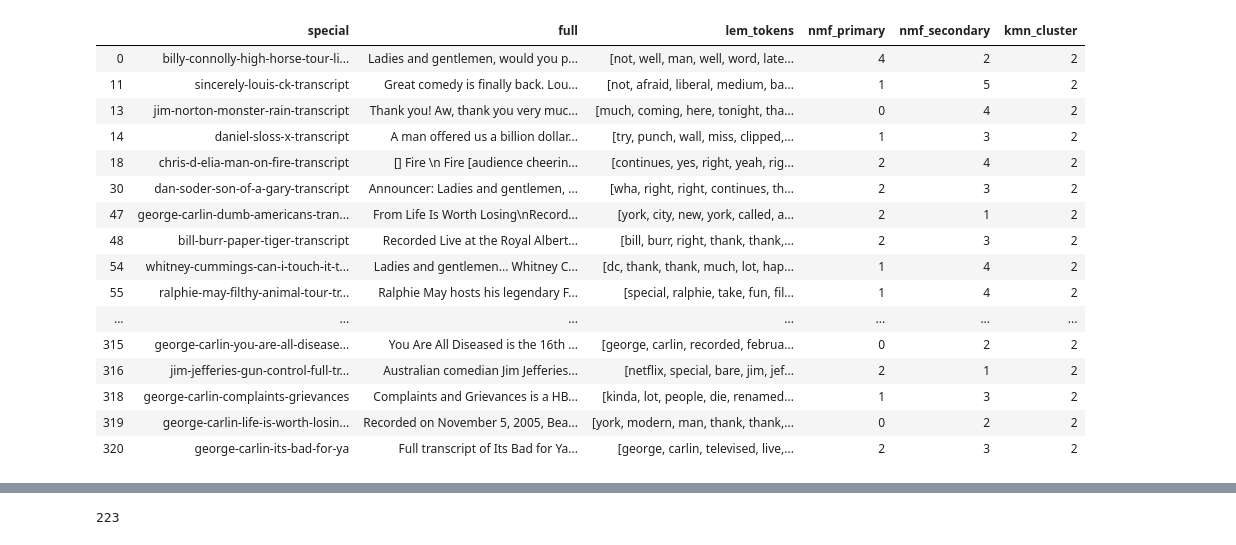
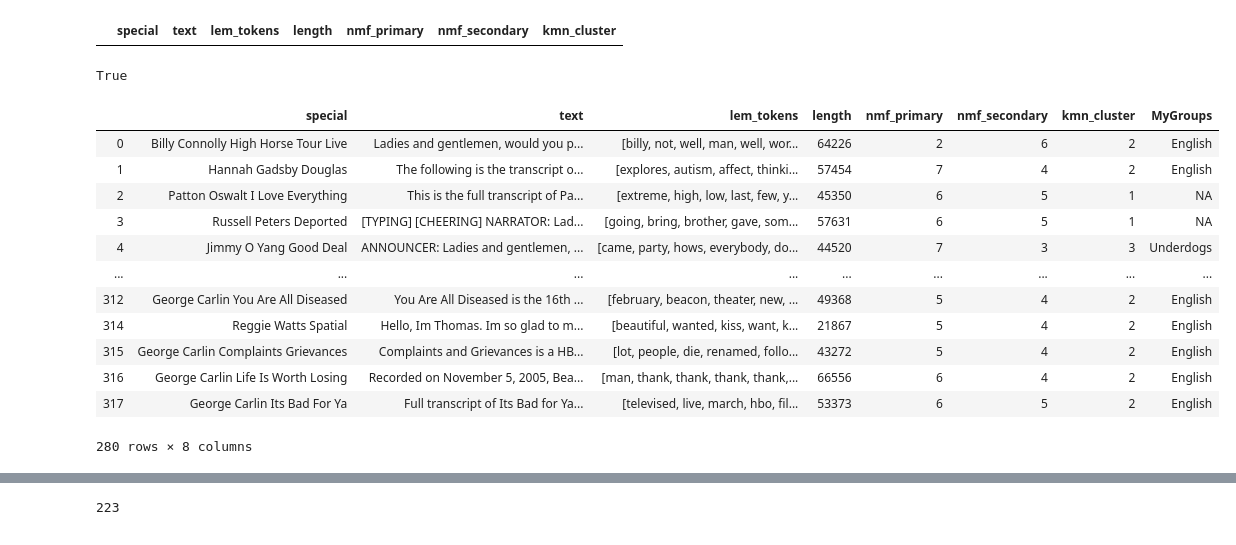
Before and after one commit to isaac-campbell-smith/Comedy_of_Errors, a Jupyter notebook: Clustering_Analysis.ipynb, the cells around one changed output, grey strips where cells are left out. Saved outputs shown, nothing was run; the diff lists cells and outputs as text; code cells hidden in the pictures.

```diff
--- a/Clustering_Analysis.ipynb
+++ b/Clustering_Analysis.ipynb
@@ -136,20 +114,56 @@ kmeans_labels = kmeans.fit_predict(corpus_vector)
+# %%
+#English mostly
+cat1 = df.kmn_cluster==2
+#Black Comedy (salient racial subject matter)
+cat2 = df.kmn_cluster==4
+#Highly Confrontational
+cat3 = df.kmn_cluster==0
+#Mostly Marriage, Family
+cat4 = (df.kmn_cluster==1) & (df.nmf_primary.isin([1,3,5,7]))
+#Morbitity, Life is Temporary, Nostalgia
+cat5 = df.nmf_primary==8
+#Underdogs
+cat6 = (df.kmn_cluster==3) & (df.nmf_primary==7)
+#Overdogs(?)
+cat7 = (df.kmn_cluster.isin([1,3])) & (df.nmf_primary.isin([2,5]))
+#Other I guess
+cat8 = (df.kmn_cluster.isin([1,3])) & (df.nmf_primary.isin([3,4,6]))
+# %%
+my_list = set()
+for cat in [cat1, cat2, cat3, cat4, cat5, cat6, cat7, cat8]:
+
+    [my_list.add(title) for title in df[cat].special]
+df[(~df.special.isin(my_list))]
+# %% [output]
+|  | special | text | lem_tokens | length | nmf_primary | nmf_secondary | kmn_cluster |
+# %%
+'Billy Connolly High Horse Tour Live' in list(df[df.kmn_cluster==2].special)
+# %% [output]
+True
+# %%
+cats = [cat1, cat2, cat3, cat4, cat5, cat6, cat7, cat8]
+genres_sort_of = ['English','Black American', 'Mostly Marriage/Family', 'Highly Confrontational','Morbid', 'Underdogs', 'Overdogs', 'NA']
+# %%
+my_groups = []
+for special in df.special:
+    for i, cat in enumerate(cats):
+        if special in list(df[cat].special):
+            my_groups.append(genres_sort_of[i])
+            break
+df['MyGroups'] = np.array(my_groups)
 # %%
-df[kmeans_labels==2]
+df
 # %% [output]
-|  | special | full | lem_tokens | nmf_primary | nmf_secondary | kmn_cluster |
-| 0 | billy-connolly-high-horse-tour-li... | Ladies and gentlemen, would you p... | [not, well, man, well, word, late... | 4 | 2 | 2 |
-| 11 | sincerely-louis-ck-transcript | Great comedy is finally back. Lou... | [not, afraid, liberal, medium, ba... | 1 | 5 | 2 |
-| 13 | jim-norton-monster-rain-transcript | Thank you! Aw, thank you very muc... | [much, coming, here, tonight, tha... | 0 | 4 | 2 |
-| 14 | daniel-sloss-x-transcript | A man offered us a billion dollar... | [try, punch, wall, miss, clipped,... | 1 | 3 | 2 |
-| 18 | chris-d-elia-man-on-fire-transcript | [] Fire \n Fire [audience cheerin... | [continues, yes, right, yeah, rig... | 2 | 4 | 2 |
-| 30 | dan-soder-son-of-a-gary-transcript | Announcer: Ladies and gentlemen, ... | [wha, right, right, continues, th... | 2 | 3 | 2 |
-| 47 | george-carlin-dumb-americans-tran... | From Life Is Worth Losing\nRecord... | [york, city, new, york, called, a... | 2 | 1 | 2 |
-| 48 | bill-burr-paper-tiger-transcript | Recorded Live at the Royal Albert... | [bill, burr, right, thank, thank,... | 2 | 3 | 2 |
-| 54 | whitney-cummings-can-i-touch-it-t... | Ladies and gentlemen... Whitney C... | [dc, thank, thank, much, lot, hap... | 1 | 4 | 2 |
-| 55 | ralphie-may-filthy-animal-tour-tr... | Ralphie May hosts his legendary F... | [special, ralphie, take, fun, fil... | 1 | 4 | 2 |
-| ... | ... | ... | ... | ... | ... | ... |
-| 315 | george-carlin-you-are-all-disease... | You Are All Diseased is the 16th ... | [george, carlin, recorded, februa... | 0 | 2 | 2 |
-| 316 | jim-jefferies-gun-control-full-tr... | Australian comedian Jim Jefferies... | [netflix, special, bare, jim, jef... | 2 | 1 | 2 |
-| 318 | george-carlin-complaints-grievances | Complaints and Grievances is a HB... | [kinda, lot, people, die, renamed... | 1 | 3 | 2 |
-| 319 | george-carlin-life-is-worth-losin... | Recorded on November 5, 2005, Bea... | [york, modern, man, thank, thank,... | 0 | 2 | 2 |
-| 320 | george-carlin-its-bad-for-ya | Full transcript of Its Bad for Ya... | [george, carlin, televised, live,... | 2 | 3 | 2 |
+|  | special | text | lem_tokens | length | nmf_primary | nmf_secondary | kmn_cluster | MyGroups |
+| 0 | Billy Connolly High Horse Tour Live | Ladies and gentlemen, would you p... | [billy, not, well, man, well, wor... | 64226 | 2 | 6 | 2 | English |
+| 1 | Hannah Gadsby Douglas | The following is the transcript o... | [explores, autism, affect, thinki... | 57454 | 7 | 4 | 2 | English |
+| 2 | Patton Oswalt I Love Everything | This is the full transcript of Pa... | [extreme, high, low, last, few, y... | 45350 | 6 | 5 | 1 | NA |
+| 3 | Russell Peters Deported | [TYPING] [CHEERING] NARRATOR: Lad... | [going, bring, brother, gave, som... | 57631 | 6 | 5 | 1 | NA |
+| 4 | Jimmy O Yang Good Deal | ANNOUNCER: Ladies and gentlemen, ... | [came, party, hows, everybody, do... | 44520 | 7 | 3 | 3 | Underdogs |
+| ... | ... | ... | ... | ... | ... | ... | ... | ... |
+| 312 | George Carlin You Are All Diseased | You Are All Diseased is the 16th ... | [february, beacon, theater, new, ... | 49368 | 5 | 4 | 2 | English |
+| 314 | Reggie Watts Spatial | Hello, Im Thomas. Im so glad to m... | [beautiful, wanted, kiss, want, k... | 21867 | 5 | 4 | 2 | English |
+| 315 | George Carlin Complaints Grievances | Complaints and Grievances is a HB... | [lot, people, die, renamed, follo... | 43272 | 5 | 4 | 2 | English |
+| 316 | George Carlin Life Is Worth Losing | Recorded on November 5, 2005, Bea... | [man, thank, thank, thank, thank,... | 66556 | 6 | 4 | 2 | English |
+| 317 | George Carlin Its Bad For Ya | Full transcript of Its Bad for Ya... | [televised, live, march, hbo, fil... | 53373 | 6 | 5 | 2 | English |
+280 rows × 8 columns
```
Also changed, not shown: parts of 23 cells of this notebook, 5 other files.
